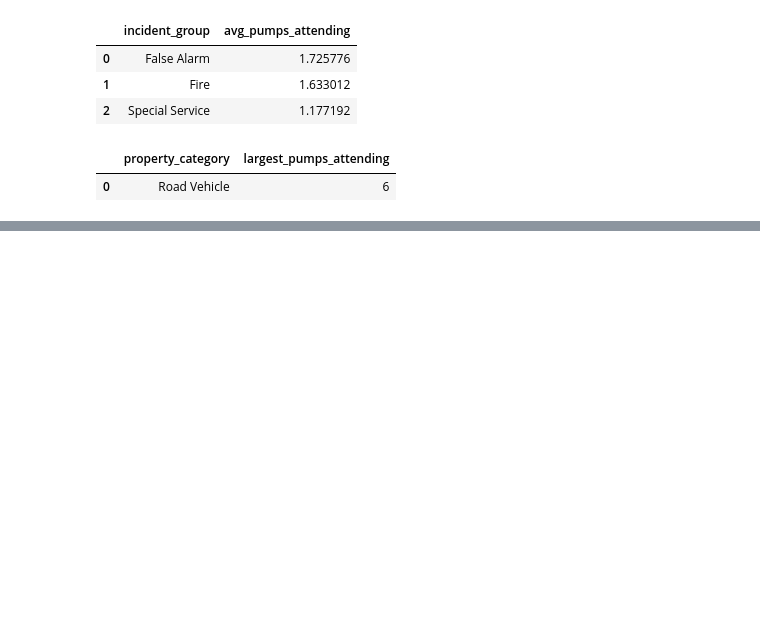
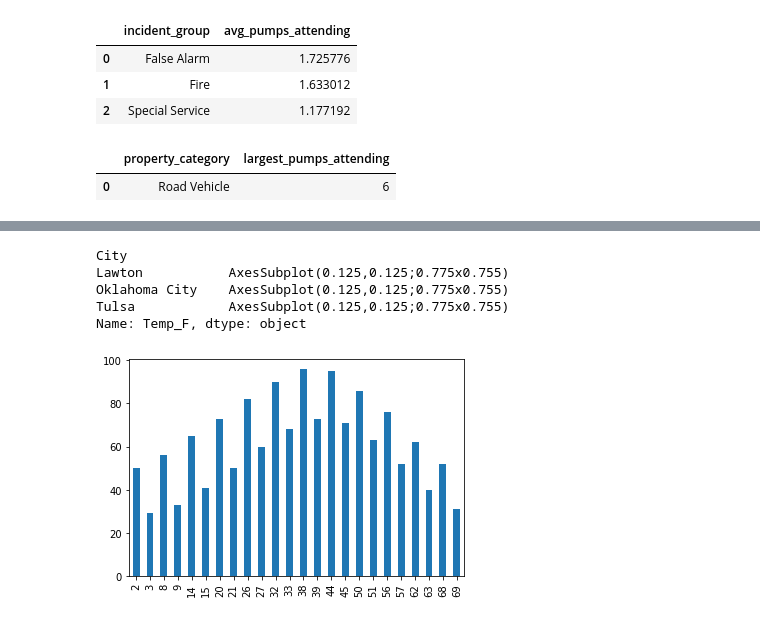
Before and after one commit to aayushbhurtel/Data_Visualization, a Jupyter notebook: exam1review.ipynb, the cells around one changed output, grey strips where cells are left out. Saved outputs shown, nothing was run; the diff lists cells and outputs as text; code cells hidden in the pictures; blank space fills up the shorter version.

```diff
--- a/exam1review.ipynb
+++ b/exam1review.ipynb
@@ -55,0 +122,9 @@ GROUP BY property_category
+# %%
+df.groupby('City')['Temp_F'].plot(kind ='bar')
+# %% [output]
+City
+Lawton           AxesSubplot(0.125,0.125;0.775x0.755)
+Oklahoma City    AxesSubplot(0.125,0.125;0.775x0.755)
+Tulsa            AxesSubplot(0.125,0.125;0.775x0.755)
+Name: Temp_F, dtype: object
+[figure, added]
```
Also changed, not shown: parts of 7 cells of this notebook.
